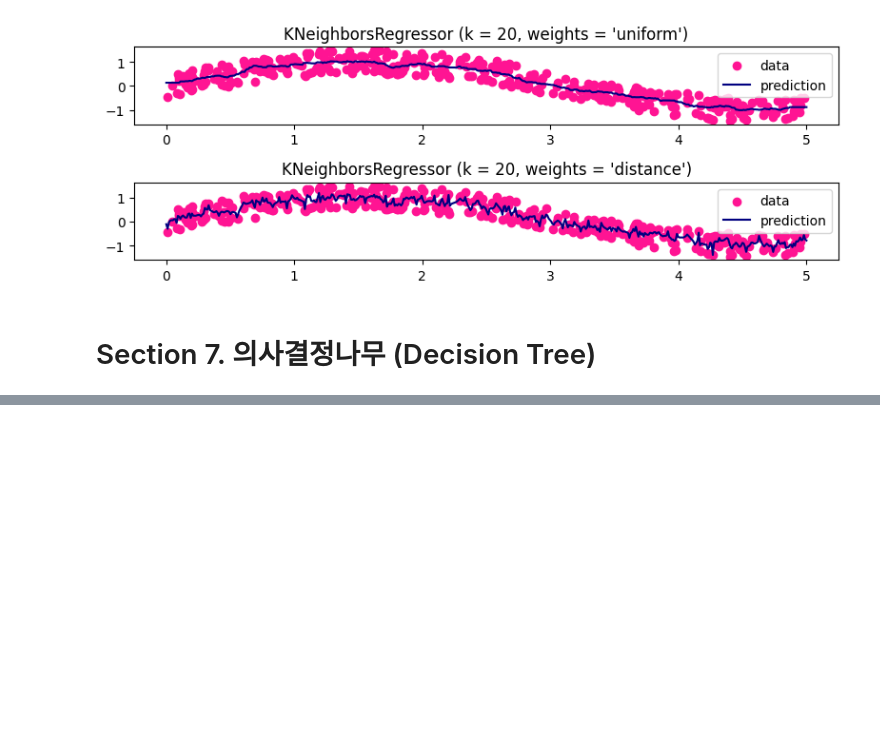
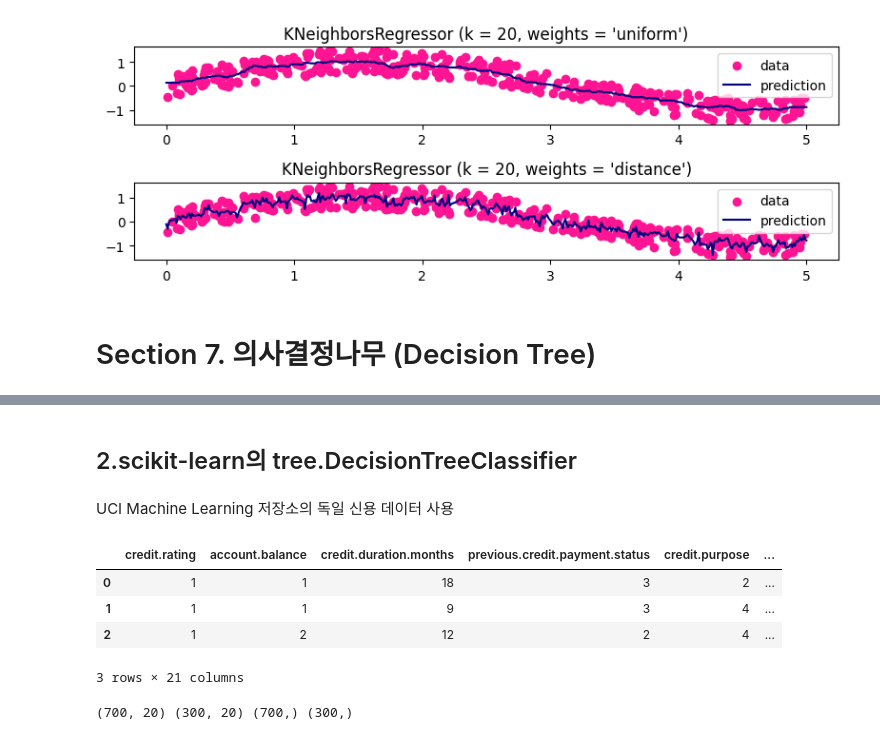
Before and after one commit to BeBrave-BeHumble/Machine_Learning, a Jupyter notebook: ADP/Chapter_6_머신러닝_지도학습part2.ipynb, the cells around one changed output, grey strips where cells are left out. Saved outputs shown, nothing was run; the diff lists cells and outputs as text; code cells hidden in the pictures; blank space fills up the shorter version.

```diff
--- a/ADP/Chapter_6_머신러닝_지도학습part2.ipynb
+++ b/ADP/Chapter_6_머신러닝_지도학습part2.ipynb
@@ -360,0 +398,25 @@ plt.show()
+# %% [markdown]
+## 2.scikit-learn의 tree.DecisionTreeClassifier
+# %% [markdown]
+UCI Machine Learning 저장소의 독일 신용 데이터 사용
+# %%
+import pandas as pd
+
+credit = pd.read_csv("http://raw.githubusercontent.com/ADPclass/ADP_book_ver01/main/data/credit_final.csv")
+credit.head(3)
+# %% [output]
+|  | credit.rating | account.balance | credit.duration.months | previous.credit.payment.status | credit.purpose | ... |
+| 0 | 1 | 1 | 18 | 3 | 2 | ... |
+| 1 | 1 | 1 | 9 | 3 | 4 | ... |
+| 2 | 1 | 2 | 12 | 2 | 4 | ... |
+3 rows × 21 columns
+# %%
+feature_col = list(credit.columns.difference(['credit.rating']))
+X = credit[feature_col]
+y = credit['credit.rating']
+
+from sklearn.model_selection import train_test_split
+train_x, test_x, train_y, test_y = train_test_split(X, y, stratify = y, test_size = 0.3, random_state = 56)
+print(train_x.shape, test_x.shape, train_y.shape, test_y.shape)
+# %% [output]
+(700, 20) (300, 20) (700,) (300,)
```
Also changed, not shown: parts of 14 cells of this notebook.
